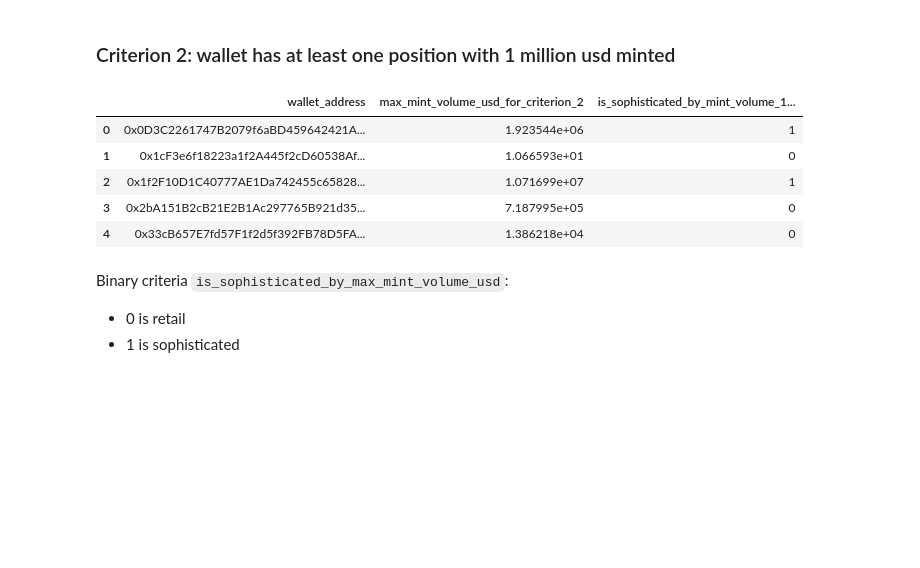
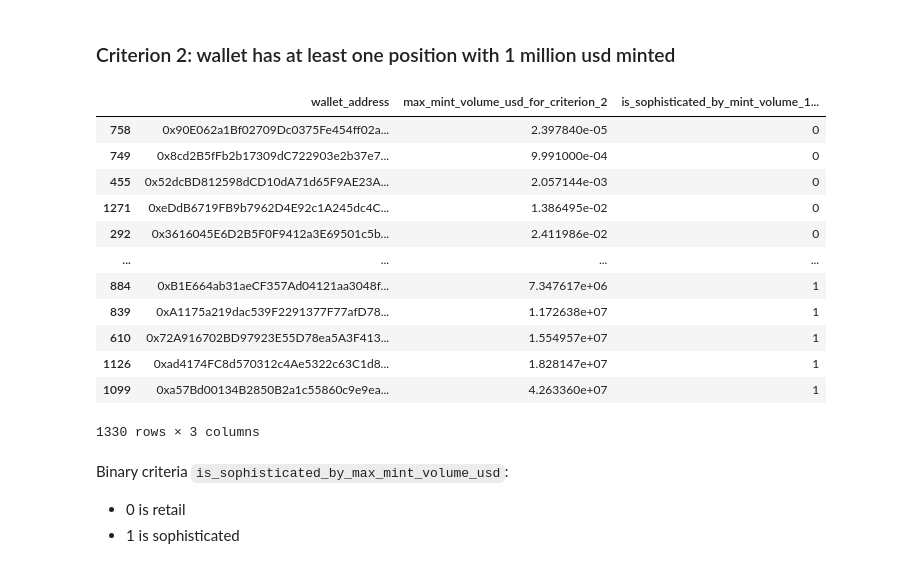
Before and after one commit to stryukovsky/go-backend-learn, a Jupyter notebook: analytics/UniswapV3.ipynb, the cells around one changed output. Cells and saved outputs as stored; diff of their text form; code cells hidden in the pictures; blank space fills up the shorter version.

```diff
--- a/analytics/UniswapV3.ipynb
+++ b/analytics/UniswapV3.ipynb
@@ -67,22 +85,29 @@ Binary criteria `is_sophisticated_by_max_mint_volume_usd`:
 # %%
 wallet_mint_volume_1_mln_usd = (
     df[df['type'] == 'Mint']
     .assign(mint_volume=lambda x: x['volume_tokens_a_in_usd'] + x['volume_tokens_b_in_usd'])
     .groupby('wallet_address')
     .agg(
         max_mint_volume_usd_for_criterion_2=('mint_volume', 'max'),
         is_sophisticated_by_mint_volume_1_mln_usd=('mint_volume', lambda x: int((x >= 1000000).any()))
     )
     .reset_index()
 )
-wallet_mint_volume_1_mln_usd.head()
+wallet_mint_volume_1_mln_usd.sort_values("max_mint_volume_usd_for_criterion_2")
 # %% [output]
 |  | wallet_address | max_mint_volume_usd_for_criterion_2 | is_sophisticated_by_mint_volume_1... |
-| 0 | 0x0D3C2261747B2079f6aBD459642421A... | 1.923544e+06 | 1 |
-| 1 | 0x1cF3e6f18223a1f2A445f2cD60538Af... | 1.066593e+01 | 0 |
-| 2 | 0x1f2F10D1C40777AE1Da742455c65828... | 1.071699e+07 | 1 |
-| 3 | 0x2bA151B2cB21E2B1Ac297765B921d35... | 7.187995e+05 | 0 |
-| 4 | 0x33cB657E7fd57F1f2d5f392FB78D5FA... | 1.386218e+04 | 0 |
+| 758 | 0x90E062a1Bf02709Dc0375Fe454ff02a... | 2.397840e-05 | 0 |
+| 749 | 0x8cd2B5fFb2b17309dC722903e2b37e7... | 9.991000e-04 | 0 |
+| 455 | 0x52dcBD812598dCD10dA71d65F9AE23A... | 2.057144e-03 | 0 |
+| 1271 | 0xeDdB6719FB9b7962D4E92c1A245dc4C... | 1.386495e-02 | 0 |
+| 292 | 0x3616045E6D2B5F0F9412a3E69501c5b... | 2.411986e-02 | 0 |
+| ... | ... | ... | ... |
+| 884 | 0xB1E664ab31aeCF357Ad04121aa3048f... | 7.347617e+06 | 1 |
+| 839 | 0xA1175a219dac539F2291377F77afD78... | 1.172638e+07 | 1 |
+| 610 | 0x72A916702BD97923E55D78ea5A3F413... | 1.554957e+07 | 1 |
+| 1126 | 0xad4174FC8d570312c4Ae5322c63C1d8... | 1.828147e+07 | 1 |
+| 1099 | 0xa57Bd00134B2850B2a1c55860c9e9ea... | 4.263360e+07 | 1 |
+1330 rows × 3 columns
 # %% [markdown]
 Binary criteria `is_sophisticated_by_max_mint_volume_usd`:
 - 0 is retail
```
Also changed, not shown: parts of 9 cells of this notebook, 2 other files.
